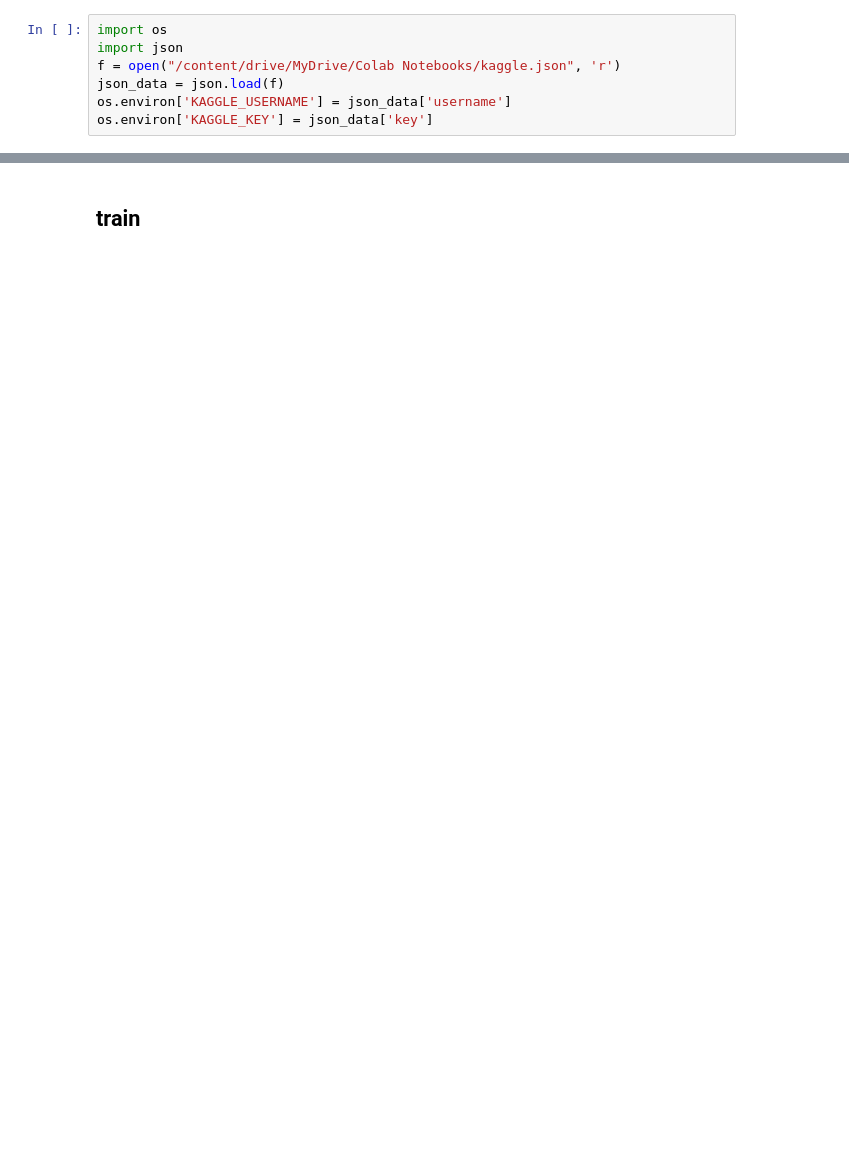
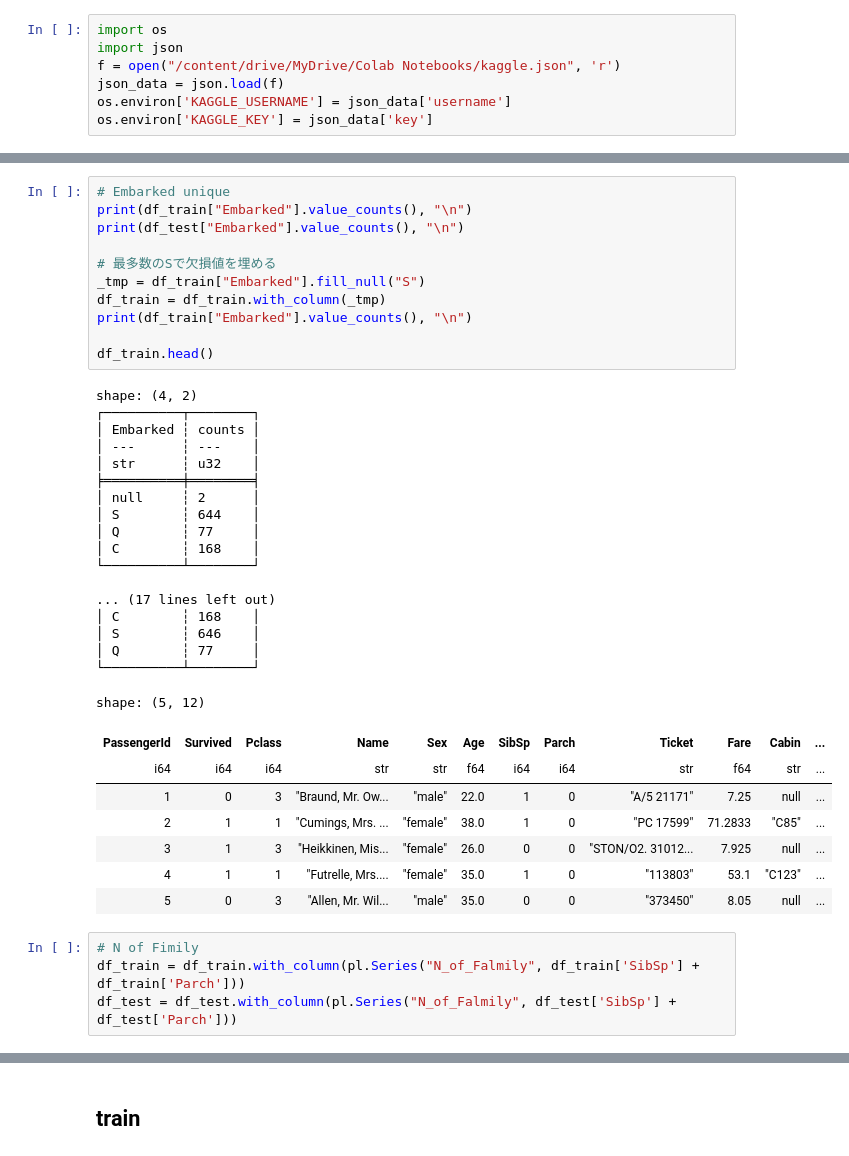
Before and after one commit to comapi5/competition-notebooks, a Jupyter notebook: Kaggle/titanic.ipynb, the cells around one changed output, grey strips where cells are left out. Cells and saved outputs as stored; diff of their text form; blank space fills up the shorter version.

```diff
--- a/Kaggle/titanic.ipynb
+++ b/Kaggle/titanic.ipynb
@@ -40,0 +82,41 @@ Archive:  /content/titanic.zip
+# %%
+# Embarked unique
+print(df_train["Embarked"].value_counts(), "\n")
+print(df_test["Embarked"].value_counts(), "\n")
+
+# 最多数のSで欠損値を埋める
+_tmp = df_train["Embarked"].fill_null("S")
+df_train = df_train.with_column(_tmp)
+print(df_train["Embarked"].value_counts(), "\n")
+
+df_train.head()
+# %% [output]
+shape: (4, 2)
+┌──────────┬────────┐
+│ Embarked ┆ counts │
+│ ---      ┆ ---    │
+│ str      ┆ u32    │
+╞══════════╪════════╡
+│ null     ┆ 2      │
+│ S        ┆ 644    │
+│ Q        ┆ 77     │
+│ C        ┆ 168    │
+└──────────┴────────┘
+
+... (17 lines left out)
+│ C        ┆ 168    │
+│ S        ┆ 646    │
+│ Q        ┆ 77     │
+└──────────┴────────┘
+shape: (5, 12)
+| PassengerId | Survived | Pclass | Name | Sex | Age | SibSp | Parch | Ticket | Fare | Cabin | ... |
+| i64 | i64 | i64 | str | str | f64 | i64 | i64 | str | f64 | str | ... |
+| 1 | 0 | 3 | "Braund, Mr. Ow... | "male" | 22.0 | 1 | 0 | "A/5 21171" | 7.25 | null | ... |
+| 2 | 1 | 1 | "Cumings, Mrs. ... | "female" | 38.0 | 1 | 0 | "PC 17599" | 71.2833 | "C85" | ... |
+| 3 | 1 | 3 | "Heikkinen, Mis... | "female" | 26.0 | 0 | 0 | "STON/O2. 31012... | 7.925 | null | ... |
+| 4 | 1 | 1 | "Futrelle, Mrs.... | "female" | 35.0 | 1 | 0 | "113803" | 53.1 | "C123" | ... |
+| 5 | 0 | 3 | "Allen, Mr. Wil... | "male" | 35.0 | 0 | 0 | "373450" | 8.05 | null | ... |
+# %%
+# N of Fimily
+df_train = df_train.with_column(pl.Series("N_of_Falmily", df_train['SibSp'] + df_train['Parch']))
+df_test = df_test.with_column(pl.Series("N_of_Falmily", df_test['SibSp'] + df_test['Parch']))
```
Also changed, not shown: parts of 12 cells of this notebook.
